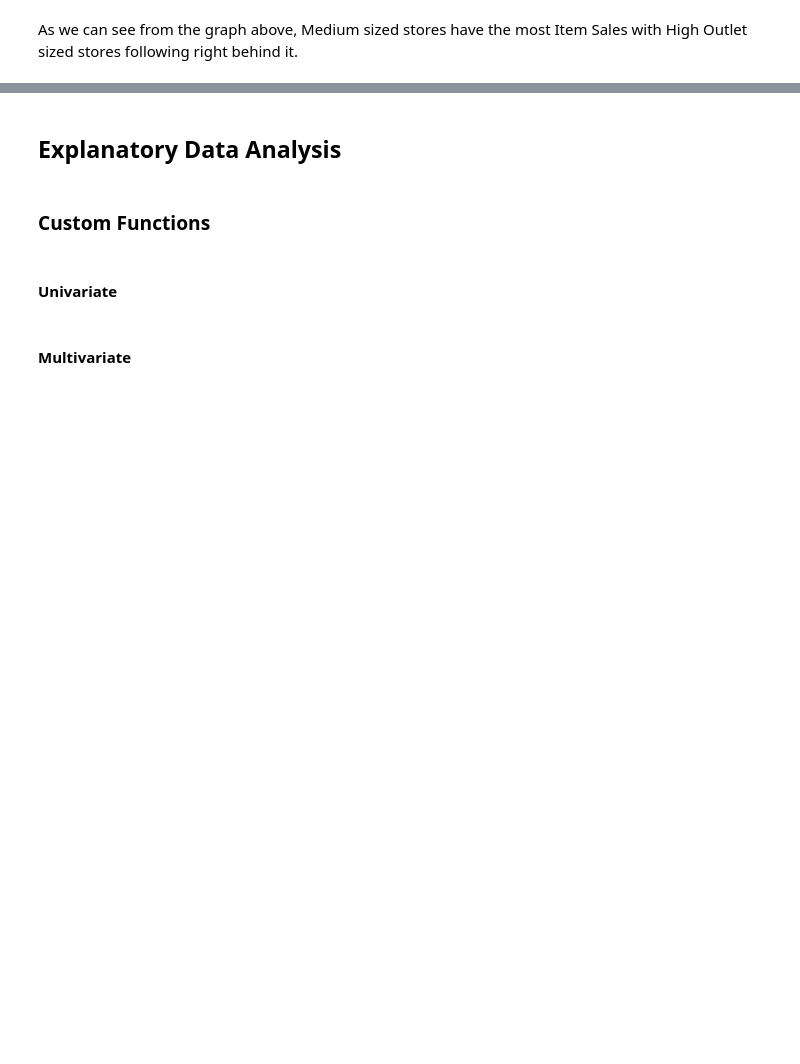
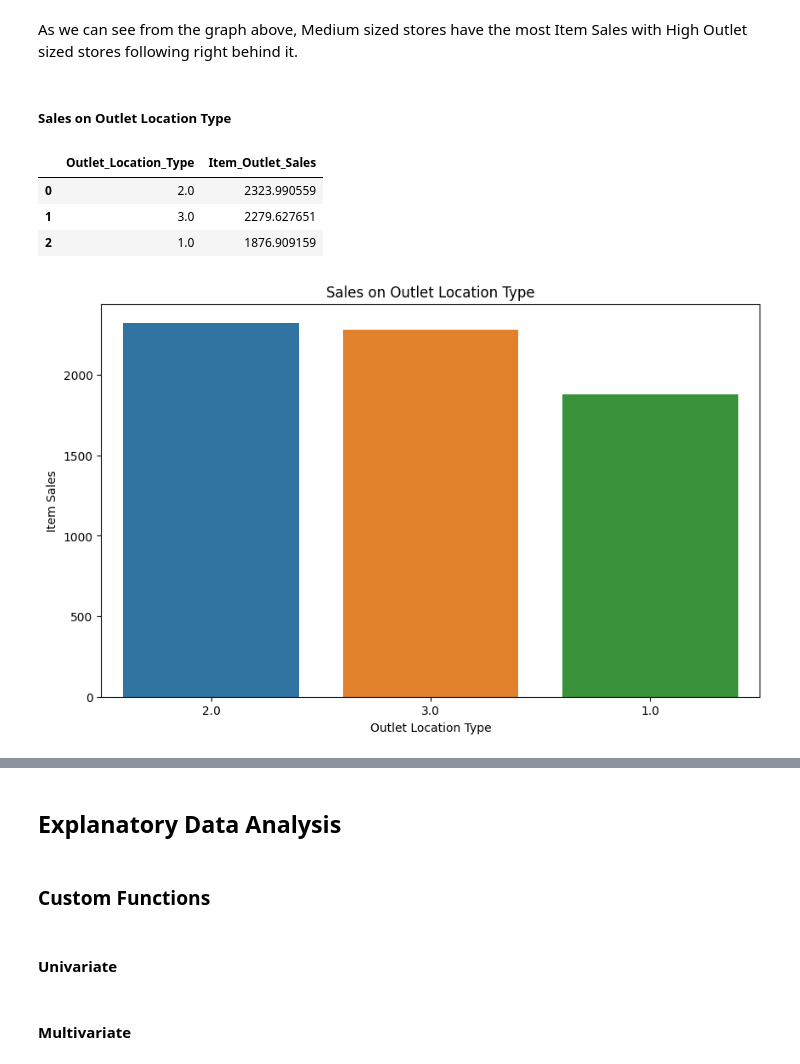
Before and after one commit to chrishunt11/Sales-Prediction-Model, a Jupyter notebook: Prediction_of_Product_Sales.ipynb, the cells around one changed output, grey strips where cells are left out. Saved outputs shown, nothing was run; the diff lists cells and outputs as text; code cells hidden in the pictures; blank space fills up the shorter version.

```diff
--- a/Prediction_of_Product_Sales.ipynb
+++ b/Prediction_of_Product_Sales.ipynb
@@ -585,2 +596,28 @@ ax.set_title('Sales on Outlet Size');
 # %% [markdown]
 As we can see from the graph above, Medium sized stores have the most Item Sales with High Outlet sized stores following right behind it.
+# %% [markdown]
+##### Sales on Outlet Location Type
+# %%
+# taking a look at sales per Outlet location type
+df.groupby('Outlet_Location_Type')['Item_Outlet_Sales'].mean().sort_values(ascending=False).reset_index()
+# %% [output]
+|  | Outlet_Location_Type | Item_Outlet_Sales |
+| 0 | 2.0 | 2323.990559 |
+| 1 | 3.0 | 2279.627651 |
+| 2 | 1.0 | 1876.909159 |
+# %%
+# using groupby to find the average sale per item type
+average_sale_per_loc_type = df.groupby('Outlet_Location_Type')['Item_Outlet_Sales'].mean().sort_values(ascending=False).reset_index()
+
+# changing the size of the figure
+plt.figure(figsize=(10, 6))
+
+# creating a barplot
+ax = sns.barplot(data=average_sale_per_loc_type, x='Outlet_Location_Type', y='Item_Outlet_Sales',order=average_sale_per_loc_type['Outlet_Location_Type'])
+
+# changing the xlabel, ylabel, and title
+ax.set_xlabel('Outlet Location Type')
+ax.set_ylabel('Item Sales')
+ax.set_title('Sales on Outlet Location Type');
+# %% [output]
+[figure, added]
```
Also changed, not shown: parts of 7 cells of this notebook.
